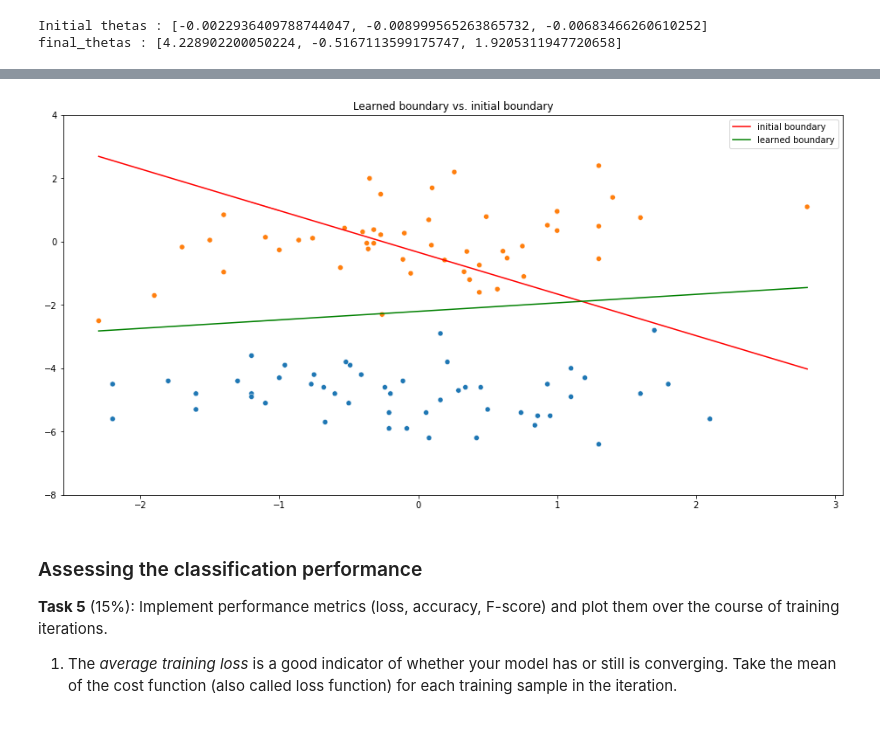
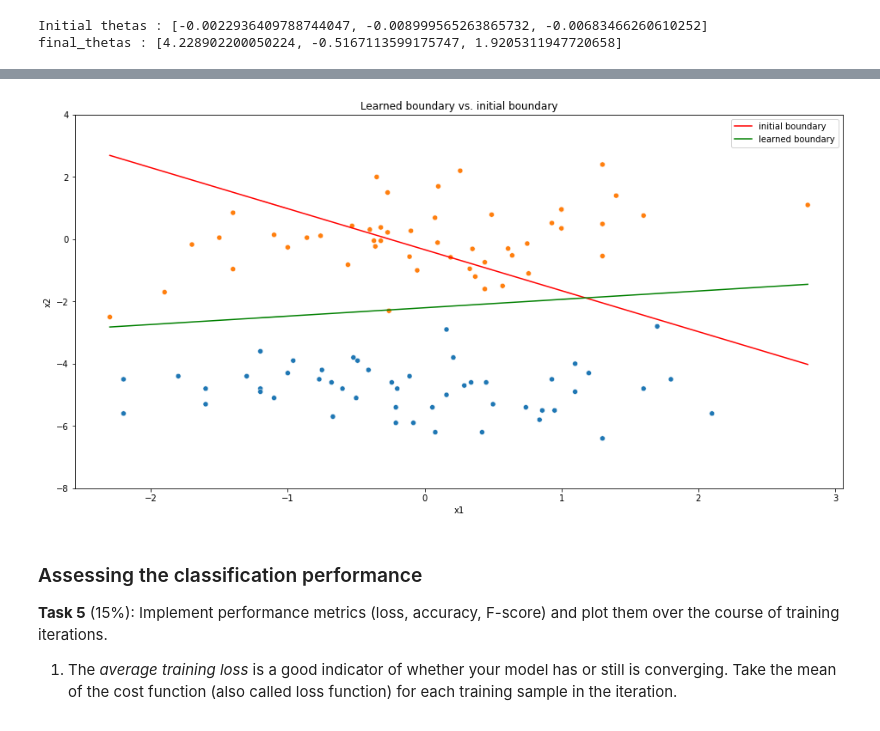
Before and after one commit to MzudemO/ml-ss2021, a Jupyter notebook: Assignment 2/exercise_2_LogisticRegression_sheet.ipynb, the cells around one changed output, grey strips where cells are left out. Cells and saved outputs as stored; diff of their text form; code cells hidden in the pictures.

```diff
--- a/Assignment 2/exercise_2_LogisticRegression_sheet.ipynb
+++ b/Assignment 2/exercise_2_LogisticRegression_sheet.ipynb
@@ -172,22 +172,24 @@ The solution should look like the following plot, where the blue line could be t
 # %%
 def decision_boundary_plotter (x1, thetas):
     return (thetas[0] + thetas[1] * x1) * (-1 / thetas[2])
 
 
 # plot data
 sns.scatterplot(x=data[:, 0], y=data[:, 1], hue=data[:, 2])
 
 # plot initial decision boundary
 sns.lineplot(x=data[:, 0], y=[decision_boundary_plotter(x, starting_thetas) for x in data[:, 0]], color="red")
 
 # plot learned decision boundary
 sns.lineplot(x=data[:, 0], y=[decision_boundary_plotter(x, final_thetas) for x in data[:, 0]], color="green")
+plt.xlabel('x1')
+plt.ylabel('x2')
 plt.title ("Learned boundary vs. initial boundary")
 plt.legend(["initial boundary", "learned boundary"])
 plt.ylim((-8, 4))
 plt.show()
 # %% [output]
-[figure, old version]
+[figure, new version]
 # %% [markdown]
 ### Assessing the classification performance
 
```
